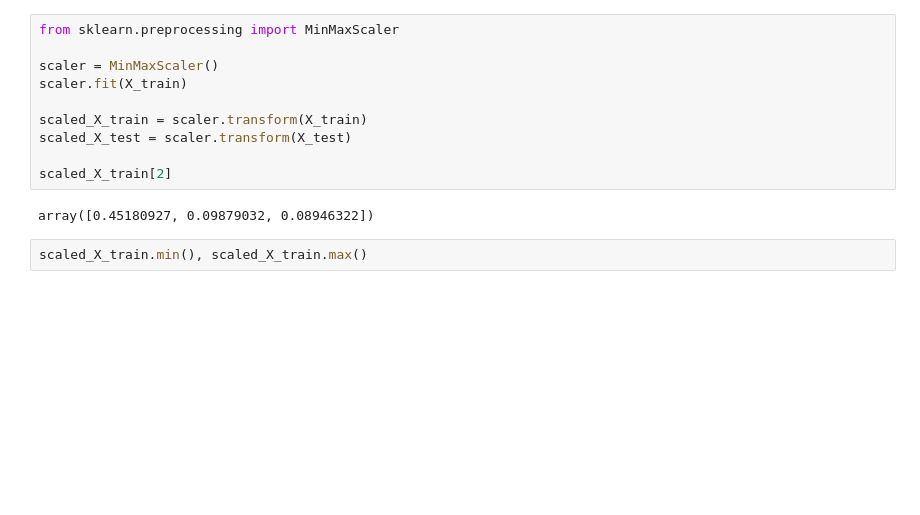
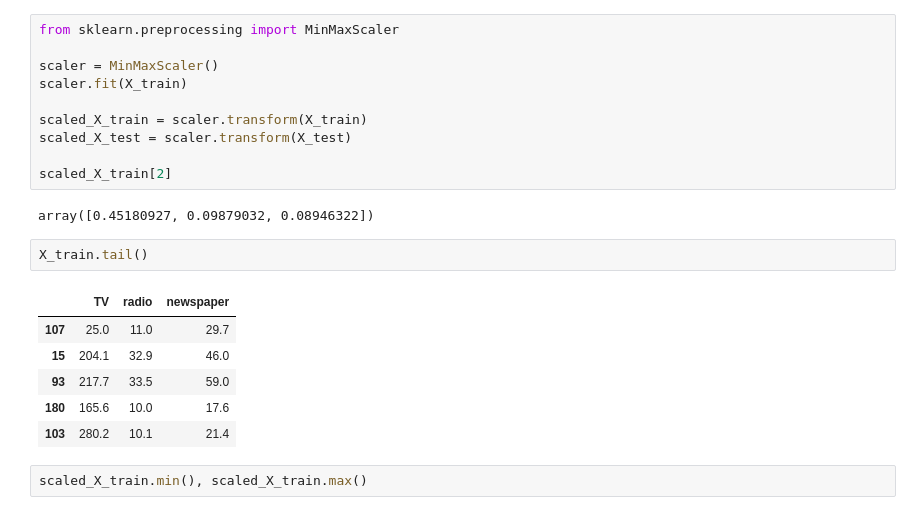
Before and after one commit to Josefin3647/machine_learning_josefin_le_mlops25, a Jupyter notebook: code_alongs/03_linear_regression/linear_regression.ipynb, the cells around one changed output. Cells and saved outputs as stored; diff of their text form; blank space fills up the shorter version.

```diff
--- a/code_alongs/03_linear_regression/linear_regression.ipynb
+++ b/code_alongs/03_linear_regression/linear_regression.ipynb
@@ -190,6 +183,15 @@ scaled_X_test = scaler.transform(X_test)
 scaled_X_train[2]
 # %% [output]
 array([0.45180927, 0.09879032, 0.08946322])
+# %%
+X_train.tail()
+# %% [output]
+|  | TV | radio | newspaper |
+| 107 | 25.0 | 11.0 | 29.7 |
+| 15 | 204.1 | 32.9 | 46.0 |
+| 93 | 217.7 | 33.5 | 59.0 |
+| 180 | 165.6 | 10.0 | 17.6 |
+| 103 | 280.2 | 10.1 | 21.4 |
 # %%
 scaled_X_train.min(), scaled_X_train.max()
 # %% [output]
```
Also changed, not shown: parts of 2 cells of this notebook, 3 other files.
